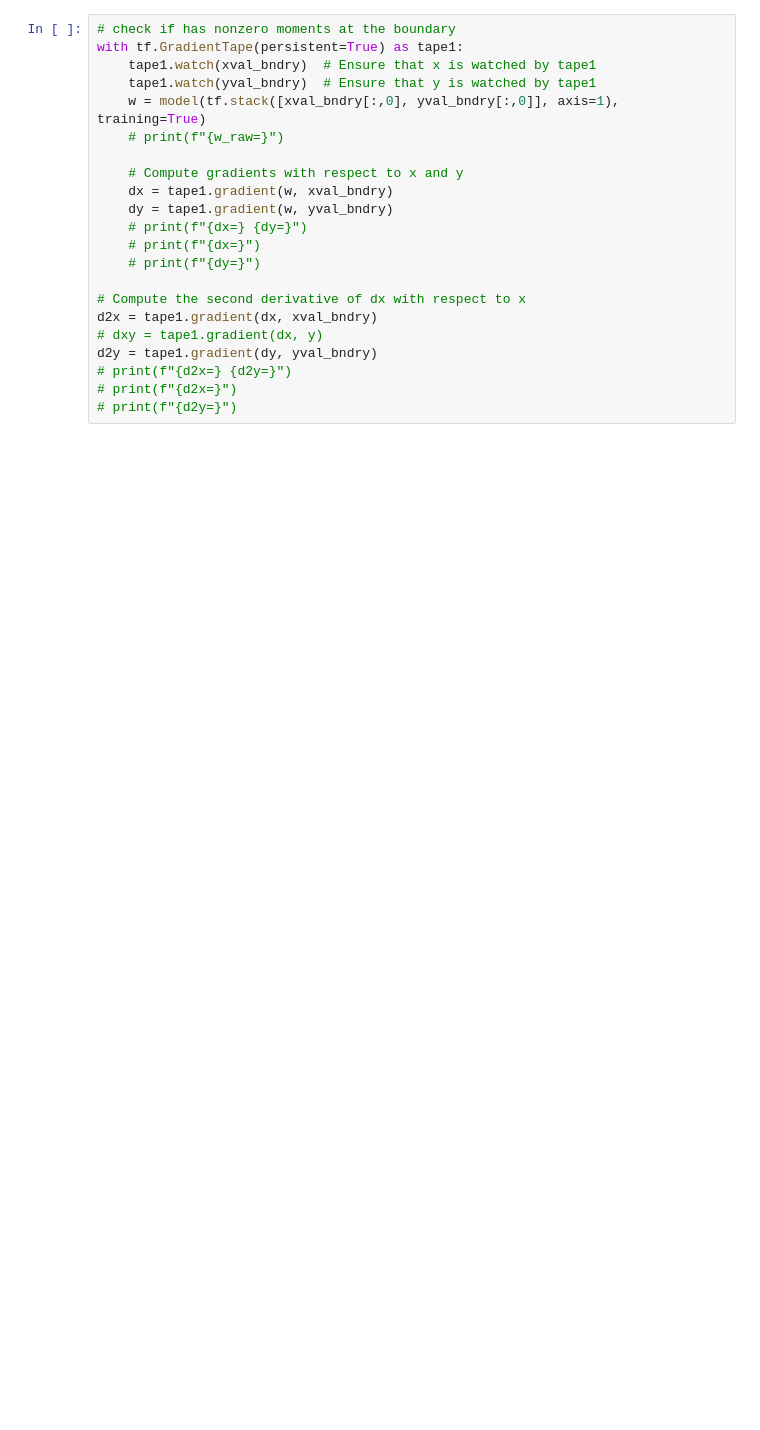
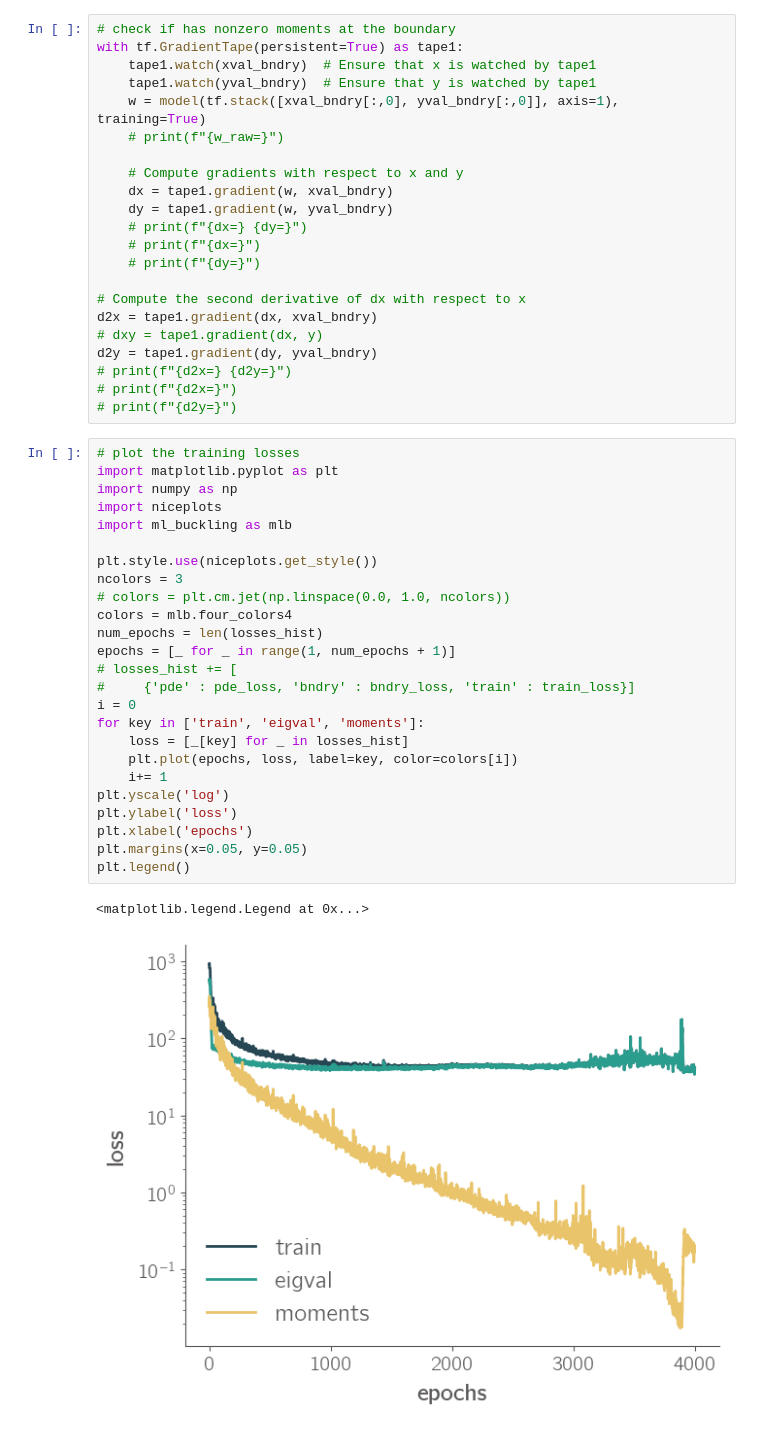
Before and after one commit to sean-engelstad/ml-pde-buckling, a Jupyter notebook: ml-pinn/3_strong-4th_rayleigh.ipynb, the cells around one changed output. Saved outputs shown, nothing was run; the diff lists cells and outputs as text; blank space fills up the shorter version.

```diff
--- a/ml-pinn/3_strong-4th_rayleigh.ipynb
+++ b/ml-pinn/3_strong-4th_rayleigh.ipynb
@@ -367,3 +391,31 @@ d2y = tape1.gradient(dy, yval_bndry)
 # print(f"{d2x=} {d2y=}")
 # print(f"{d2x=}")
 # print(f"{d2y=}")
+# %%
+# plot the training losses
+import matplotlib.pyplot as plt
+import numpy as np
+import niceplots
+import ml_buckling as mlb
+
+plt.style.use(niceplots.get_style())
+ncolors = 3
+# colors = plt.cm.jet(np.linspace(0.0, 1.0, ncolors))
+colors = mlb.four_colors4
+num_epochs = len(losses_hist)
+epochs = [_ for _ in range(1, num_epochs + 1)]
+# losses_hist += [
+#     {'pde' : pde_loss, 'bndry' : bndry_loss, 'train' : train_loss}]
+i = 0
+for key in ['train', 'eigval', 'moments']:
+    loss = [_[key] for _ in losses_hist]
+    plt.plot(epochs, loss, label=key, color=colors[i])
+    i+= 1
+plt.yscale('log')
+plt.ylabel('loss')
+plt.xlabel('epochs')
+plt.margins(x=0.05, y=0.05)
+plt.legend()
+# %% [output]
+<matplotlib.legend.Legend at 0x...>
+[figure, added]
```
Also changed, not shown: parts of 6 cells of this notebook, 2 other files.
